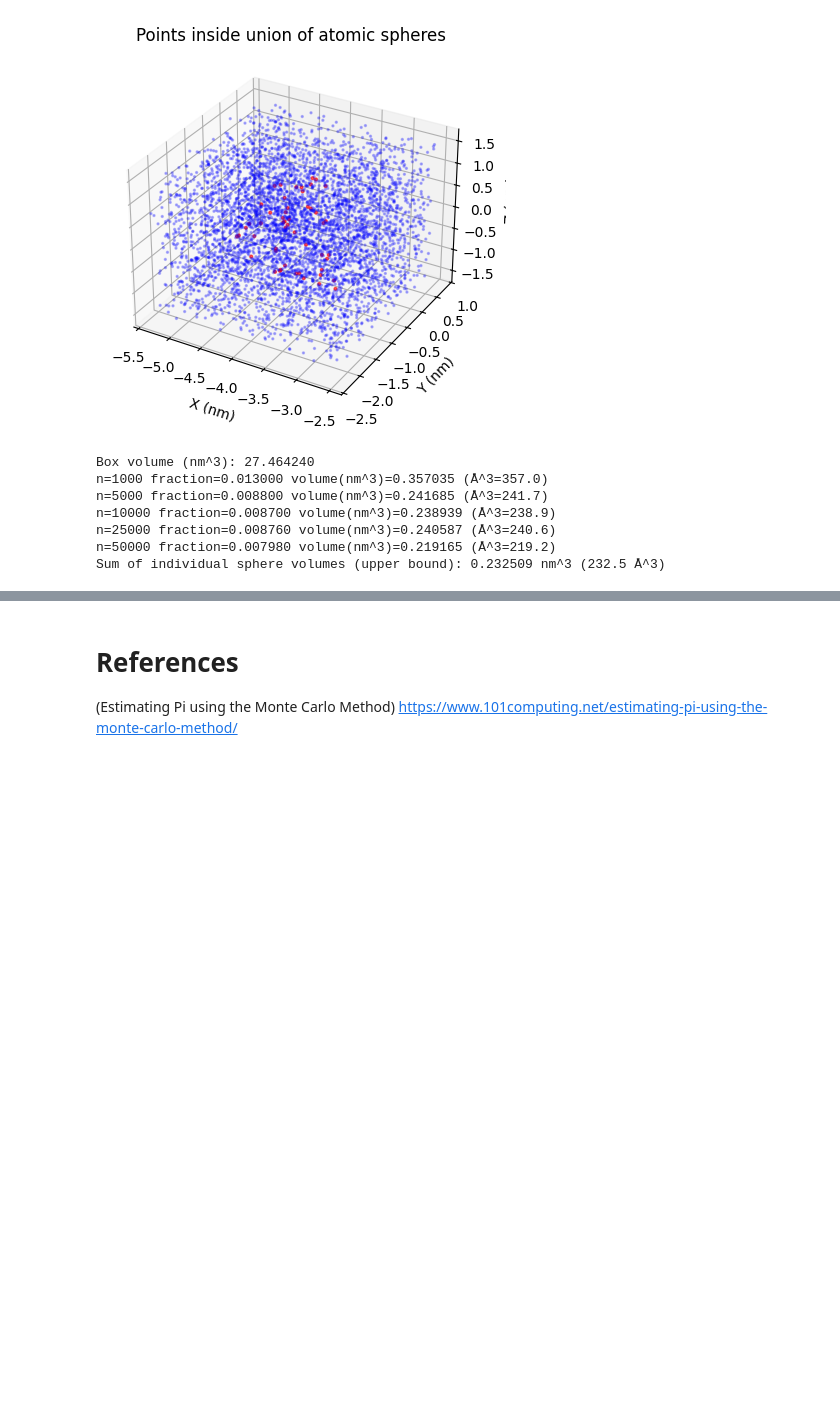
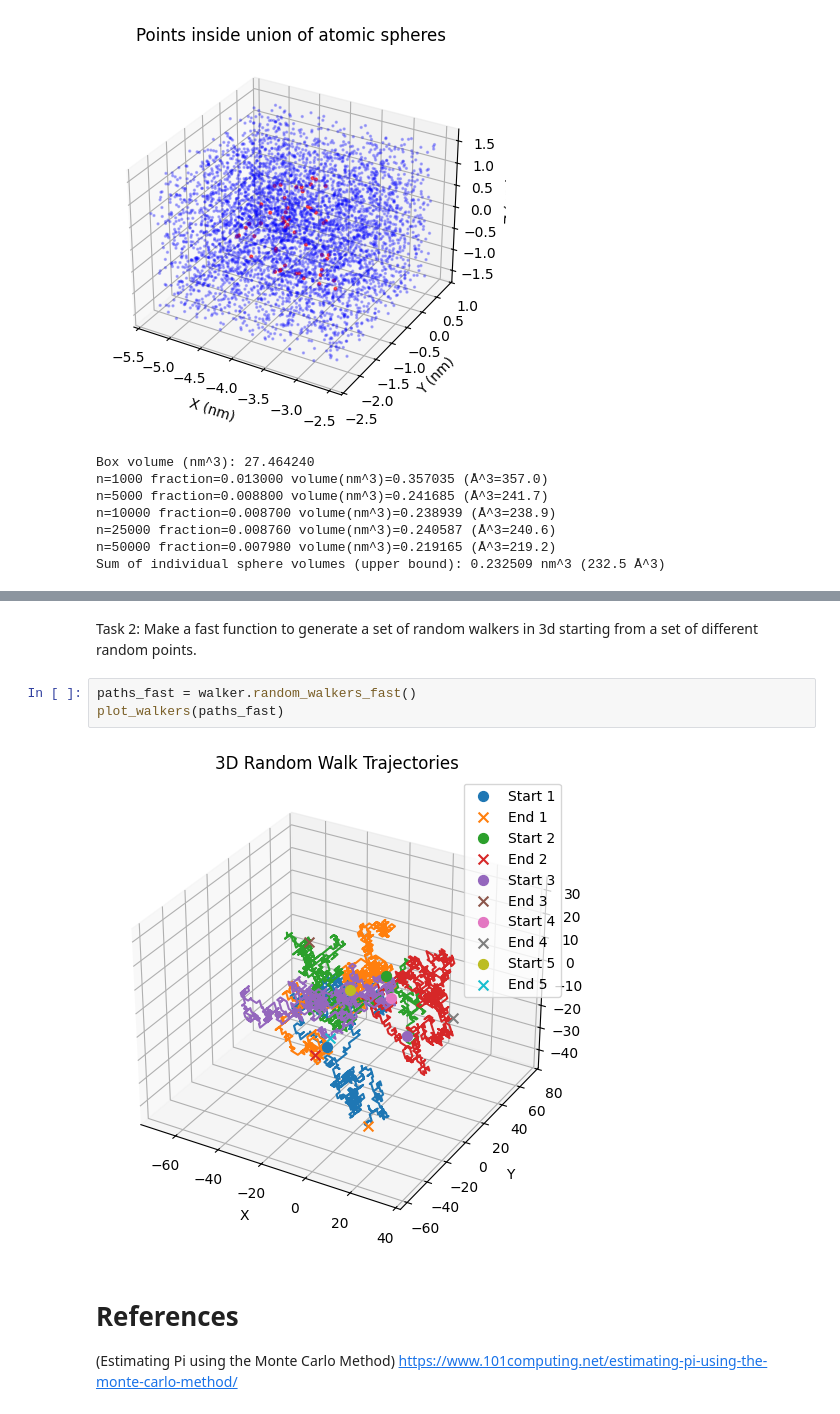
Before and after one commit to aleksanderboe/MOD300-Project-3, a Jupyter notebook: src/main.ipynb, the cells around one changed output, grey strips where cells are left out. Drawn from its saved outputs; the diff is of its cells as text; blank space fills up the shorter version.

```diff
--- a/src/main.ipynb
+++ b/src/main.ipynb
@@ -198,3 +207,10 @@ Sum of individual sphere volumes (upper bound): 0.232509 nm^3 (232.5 Å^3)
+# %% [markdown]
+Task 2: Make a fast function to generate a set of random walkers in 3d starting from a set of different random points.
+# %%
+paths_fast = walker.random_walkers_fast()
+plot_walkers(paths_fast)
+# %% [output]
+[figure, added]
 # %% [markdown]
 # References
 
```
Also changed, not shown: parts of 4 cells of this notebook, 1 other file.
